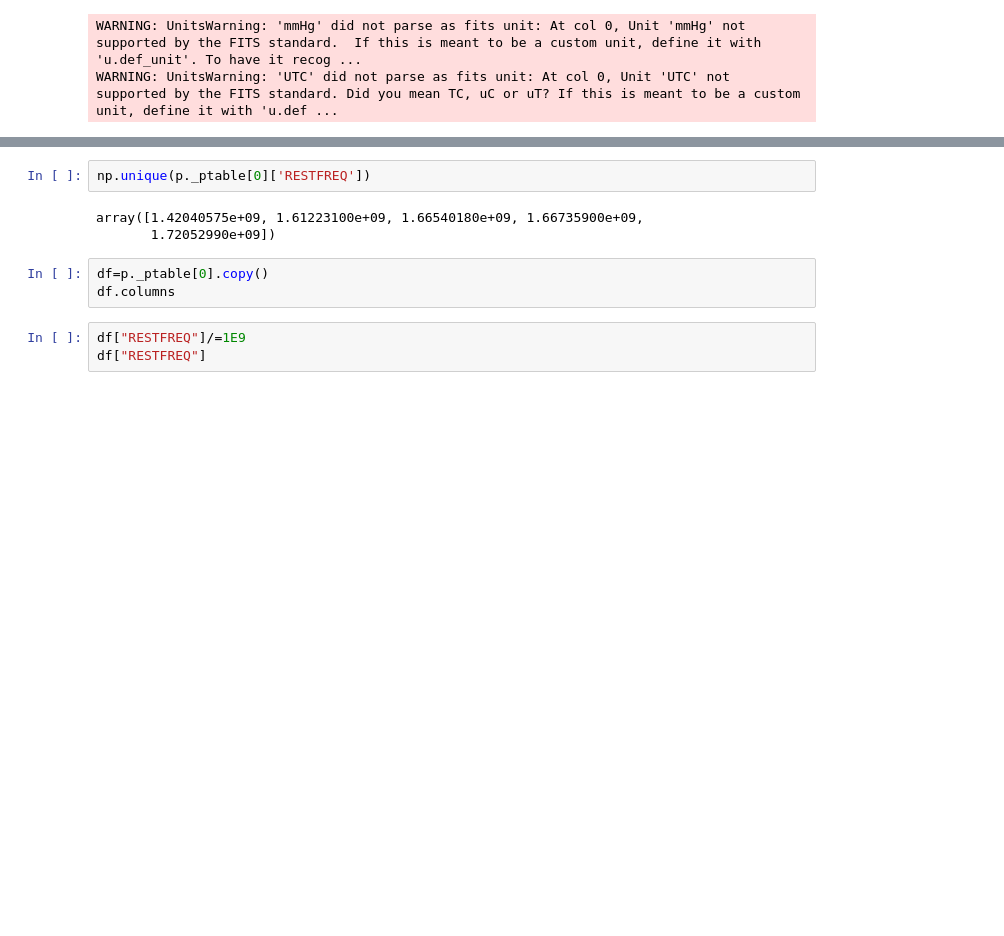
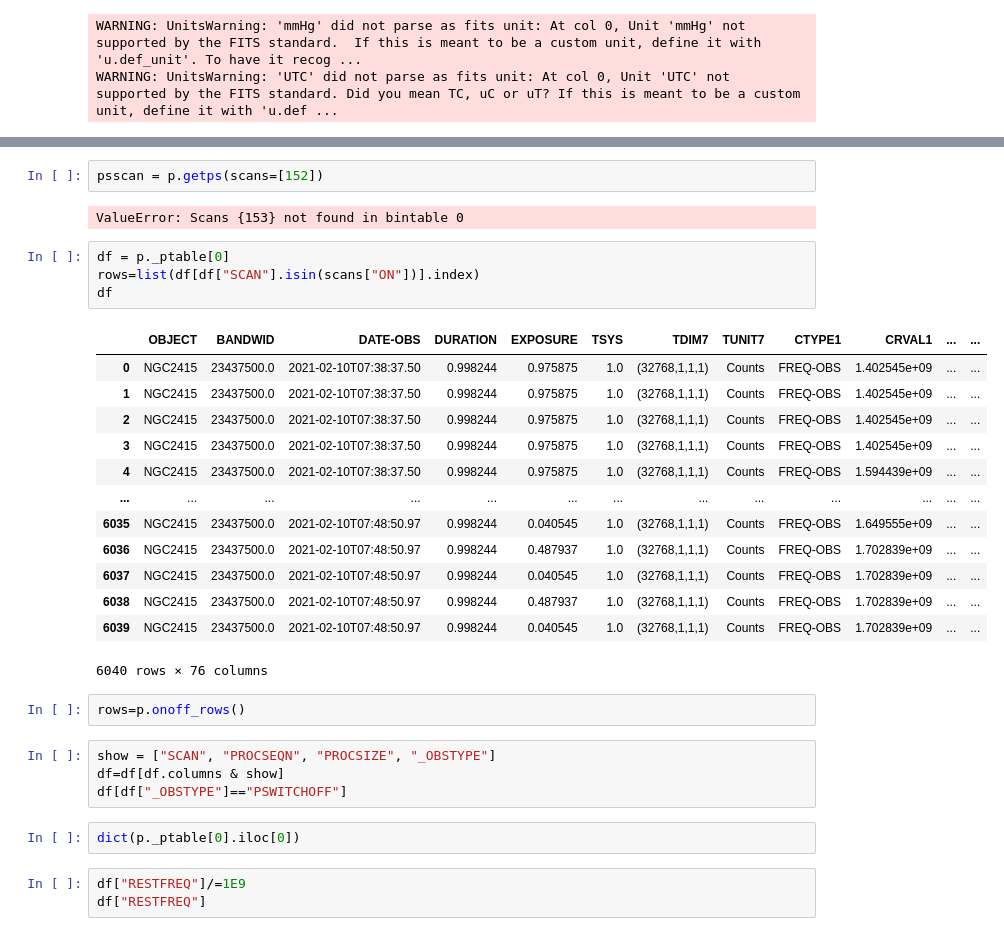
Before and after one commit to GreenBankObservatory/dysh, a Jupyter notebook: notebooks/test_spectra.ipynb, the cells around one changed output, grey strips where cells are left out. Drawn from its saved outputs; the diff is of its cells as text; blank space fills up the shorter version.

```diff
--- a/notebooks/test_spectra.ipynb
+++ b/notebooks/test_spectra.ipynb
@@ -114,11 +128,33 @@ See the caveats in the documentation: https://pandas.pydata.org/pandas-docs/stab
+# %%
+psscan = p.getps(scans=[152])
+# %% [output]
+ValueError: Scans {153} not found in bintable 0
+# %%
+df = p._ptable[0]
+rows=list(df[df["SCAN"].isin(scans["ON"])].index)
+df
+# %% [output]
+|  | OBJECT | BANDWID | DATE-OBS | DURATION | EXPOSURE | TSYS | TDIM7 | TUNIT7 | CTYPE1 | CRVAL1 | ... | ... |
+| 0 | NGC2415 | 23437500.0 | 2021-02-10T07:38:37.50 | 0.998244 | 0.975875 | 1.0 | (32768,1,1,1) | Counts | FREQ-OBS | 1.402545e+09 | ... | ... |
+| 1 | NGC2415 | 23437500.0 | 2021-02-10T07:38:37.50 | 0.998244 | 0.975875 | 1.0 | (32768,1,1,1) | Counts | FREQ-OBS | 1.402545e+09 | ... | ... |
+| 2 | NGC2415 | 23437500.0 | 2021-02-10T07:38:37.50 | 0.998244 | 0.975875 | 1.0 | (32768,1,1,1) | Counts | FREQ-OBS | 1.402545e+09 | ... | ... |
+| 3 | NGC2415 | 23437500.0 | 2021-02-10T07:38:37.50 | 0.998244 | 0.975875 | 1.0 | (32768,1,1,1) | Counts | FREQ-OBS | 1.402545e+09 | ... | ... |
+| 4 | NGC2415 | 23437500.0 | 2021-02-10T07:38:37.50 | 0.998244 | 0.975875 | 1.0 | (32768,1,1,1) | Counts | FREQ-OBS | 1.594439e+09 | ... | ... |
+| ... | ... | ... | ... | ... | ... | ... | ... | ... | ... | ... | ... | ... |
+| 6035 | NGC2415 | 23437500.0 | 2021-02-10T07:48:50.97 | 0.998244 | 0.040545 | 1.0 | (32768,1,1,1) | Counts | FREQ-OBS | 1.649555e+09 | ... | ... |
+| 6036 | NGC2415 | 23437500.0 | 2021-02-10T07:48:50.97 | 0.998244 | 0.487937 | 1.0 | (32768,1,1,1) | Counts | FREQ-OBS | 1.702839e+09 | ... | ... |
+| 6037 | NGC2415 | 23437500.0 | 2021-02-10T07:48:50.97 | 0.998244 | 0.040545 | 1.0 | (32768,1,1,1) | Counts | FREQ-OBS | 1.702839e+09 | ... | ... |
+| 6038 | NGC2415 | 23437500.0 | 2021-02-10T07:48:50.97 | 0.998244 | 0.487937 | 1.0 | (32768,1,1,1) | Counts | FREQ-OBS | 1.702839e+09 | ... | ... |
+| 6039 | NGC2415 | 23437500.0 | 2021-02-10T07:48:50.97 | 0.998244 | 0.040545 | 1.0 | (32768,1,1,1) | Counts | FREQ-OBS | 1.702839e+09 | ... | ... |
+6040 rows × 76 columns
+# %%
+rows=p.onoff_rows()
 # %%
-np.unique(p._ptable[0]['RESTFREQ'])
+show = ["SCAN", "PROCSEQN", "PROCSIZE", "_OBSTYPE"]
+df=df[df.columns & show]
+df[df["_OBSTYPE"]=="PSWITCHOFF"]
-# %% [output]
-array([1.42040575e+09, 1.61223100e+09, 1.66540180e+09, 1.66735900e+09,
-       1.72052990e+09])
 # %%
-df=p._ptable[0].copy()
-df.columns
+dict(p._ptable[0].iloc[0])
 # %%
 df["RESTFREQ"]/=1E9
 df["RESTFREQ"]
```
Also changed, not shown: parts of 9 cells of this notebook, 4 other files.
